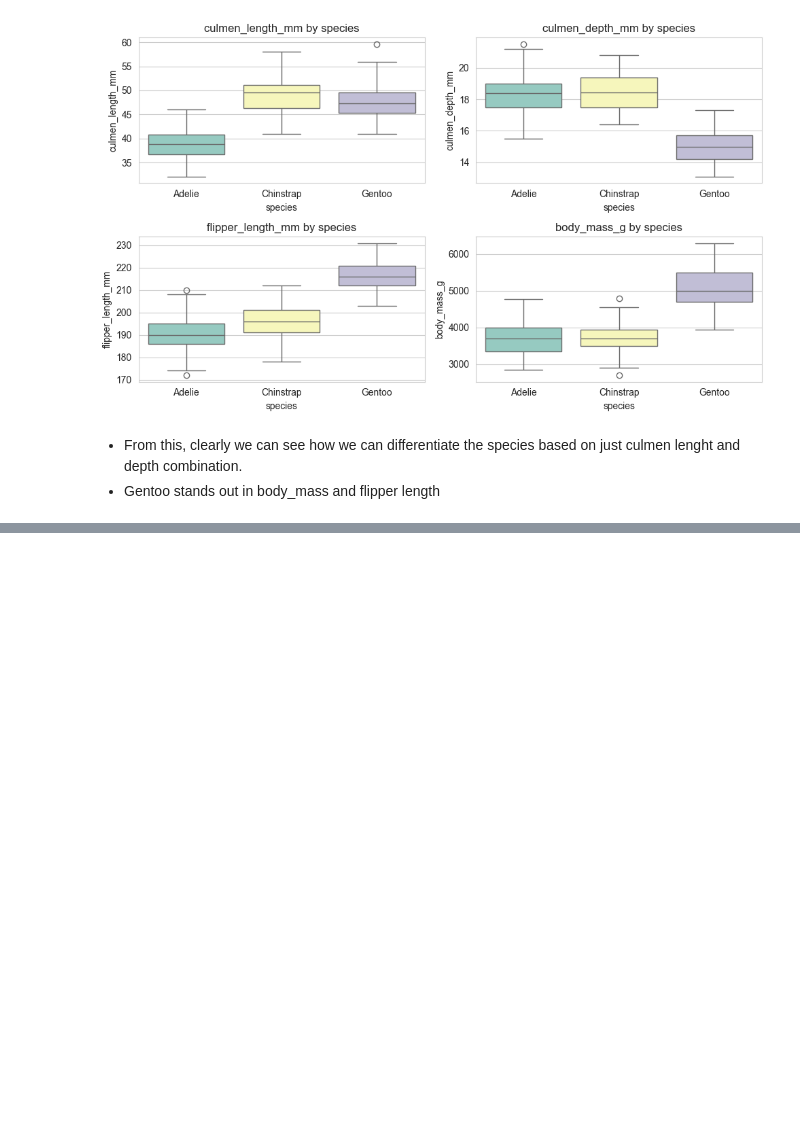
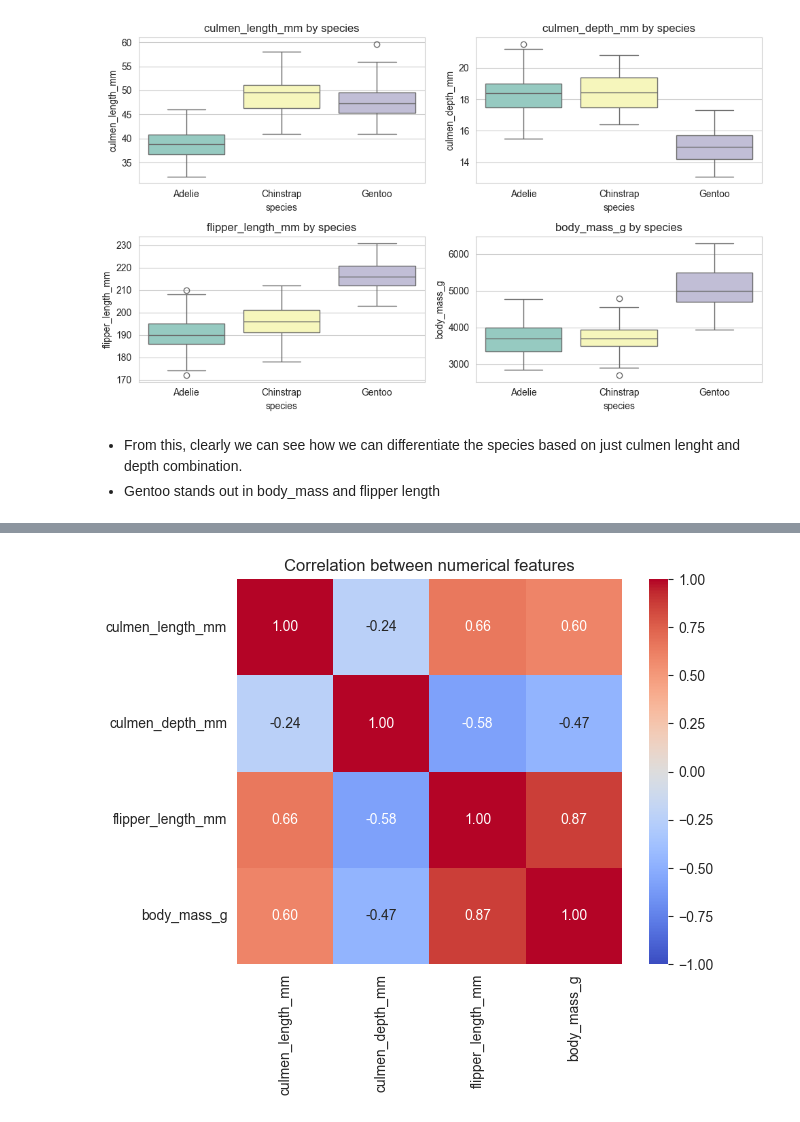
Before and after one commit to ShenbagaArunK/penguin-ml-multi_model_prediction, a Jupyter notebook: sciripts/penguin-ml-eda.ipynb, the cells around one changed output, grey strips where cells are left out. Cells and saved outputs as stored; diff of their text form; code cells hidden in the pictures; blank space fills up the shorter version.

```diff
--- a/sciripts/penguin-ml-eda.ipynb
+++ b/sciripts/penguin-ml-eda.ipynb
@@ -156,0 +180,7 @@ sns.countplot(data=df.dropna(df['sex']),x='sex',hue = 'species',ax=axes[1],color
+# %%
+plt.figure(figsize=(7, 5))
+sns.heatmap(df[num_cols].corr(), annot=True, cmap='coolwarm', fmt='.2f', square=True, vmin=-1, vmax=1)
+plt.title('Correlation between numerical features')
+plt.show()
+# %% [output]
+[figure, added]
```
Also changed, not shown: parts of 5 cells of this notebook.
